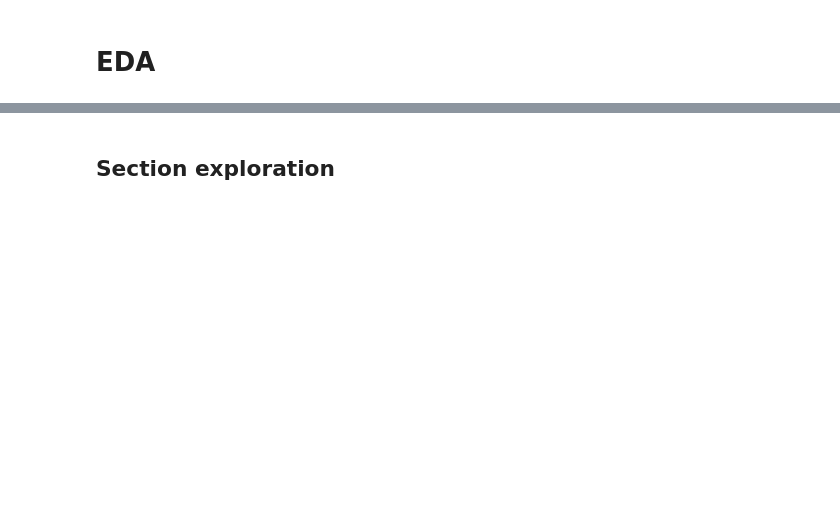
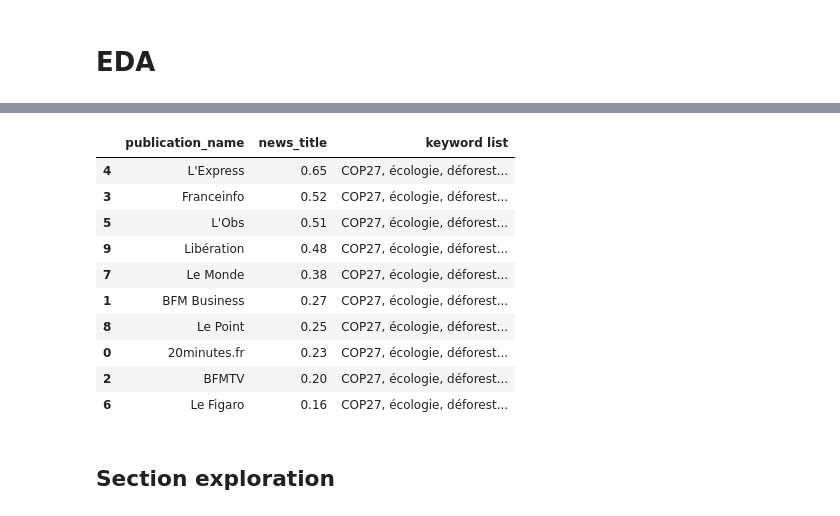
Before and after one commit to dataforgoodfr/quotaclimat, a Jupyter notebook: notebooks/eda_sitemap_crawling.ipynb, the cells around one changed output, grey strips where cells are left out. Cells and saved outputs as stored; diff of their text form; code cells hidden in the pictures; blank space fills up the shorter version.

```diff
--- a/notebooks/eda_sitemap_crawling.ipynb
+++ b/notebooks/eda_sitemap_crawling.ipynb
@@ -60,0 +173,3 @@ keywords_comp = ['marcon', 'qatar']
+# %%
+keywords = ['COP27', 'écologie', "déforestation", 'COP15']
+keywords_comp = ['marcon', 'qatar']
@@ -60,0 +294,16 @@ keywords_comp = ['marcon', 'qatar']
+# %%
+# Classement between de two dates
+
+df_gb_per_media.sort_values('news_title', ascending=False)
+# %% [output]
+|  | publication_name | news_title | keyword list |
+| 4 | L'Express | 0.65 | COP27, écologie, déforest... |
+| 3 | Franceinfo | 0.52 | COP27, écologie, déforest... |
+| 5 | L'Obs | 0.51 | COP27, écologie, déforest... |
+| 9 | Libération | 0.48 | COP27, écologie, déforest... |
+| 7 | Le Monde | 0.38 | COP27, écologie, déforest... |
+| 1 | BFM Business | 0.27 | COP27, écologie, déforest... |
+| 8 | Le Point | 0.25 | COP27, écologie, déforest... |
+| 0 | 20minutes.fr | 0.23 | COP27, écologie, déforest... |
+| 2 | BFMTV | 0.20 | COP27, écologie, déforest... |
+| 6 | Le Figaro | 0.16 | COP27, écologie, déforest... |
```
Also changed, not shown: parts of 41 cells of this notebook.
